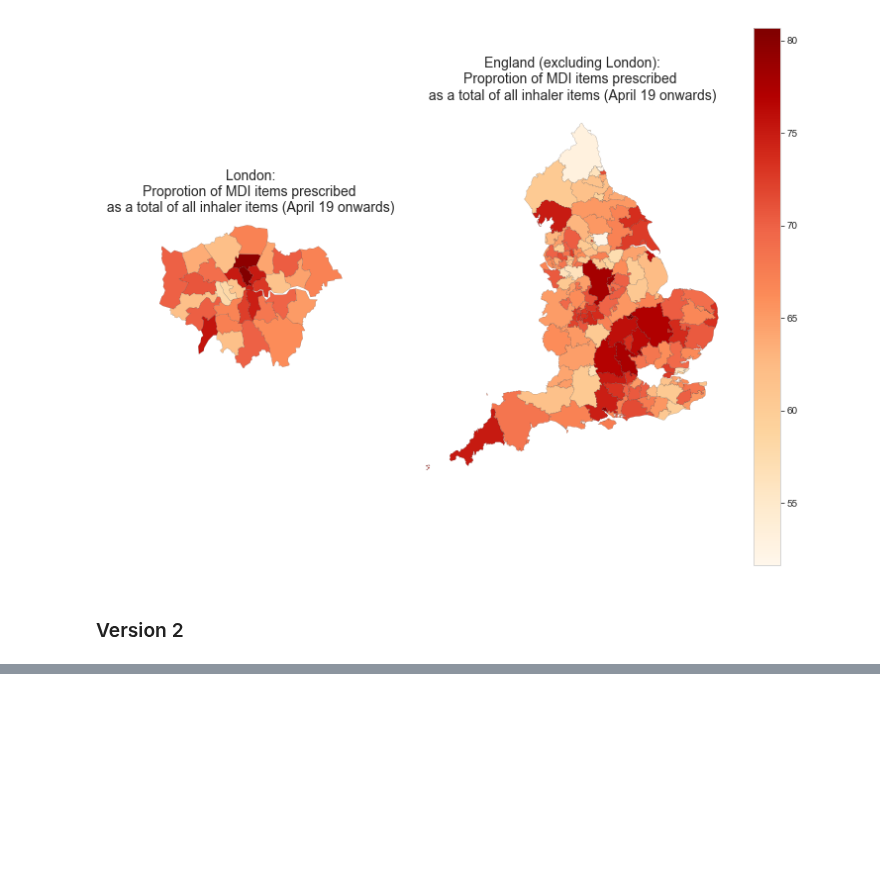
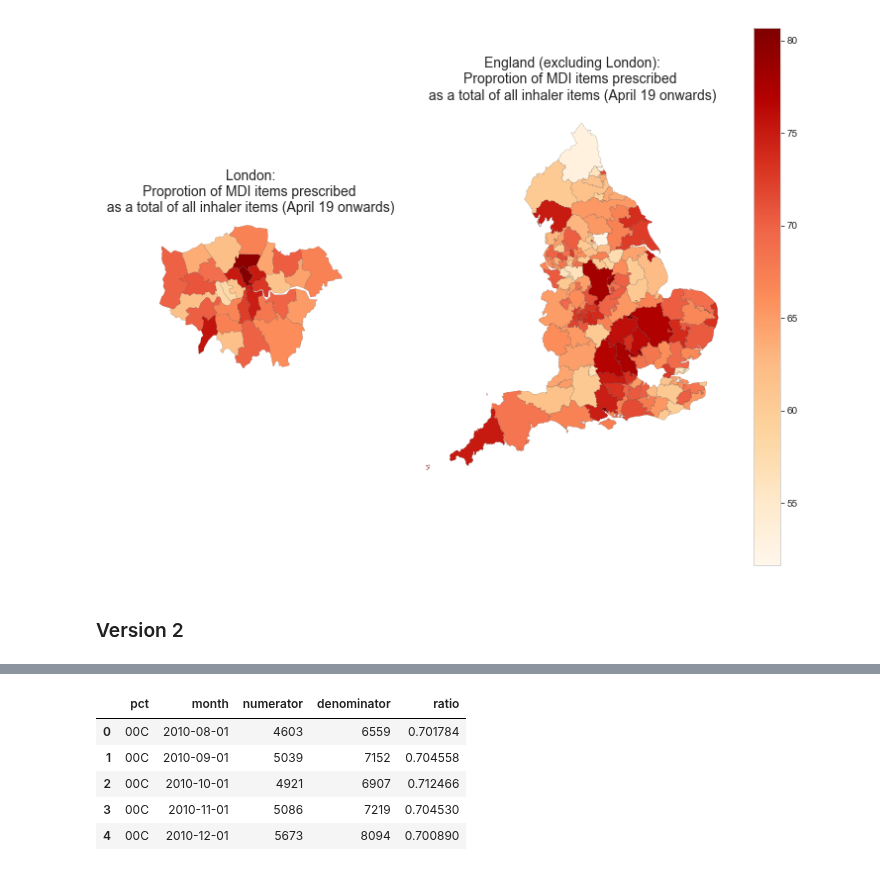
Before and after one commit to ebmdatalab/jupyter-notebooks, a Jupyter notebook: new_measures/Drafts/Enviromental Inhalers/Environmental Inhalers.ipynb, the cells around one changed output, grey strips where cells are left out. Saved outputs shown, nothing was run; the diff lists cells and outputs as text; code cells hidden in the pictures; blank space fills up the shorter version.

```diff
--- a/new_measures/Drafts/Enviromental Inhalers/Environmental Inhalers.ipynb
+++ b/new_measures/Drafts/Enviromental Inhalers/Environmental Inhalers.ipynb
@@ -368,0 +279,4 @@ by_pct_df3.head()
+# %%
+## Here we are implementing with a new view prepared by Peter which is better suited for deployment to the live site.
+def q(sql):
+    return pd.read_gbq(sql, dialect='standard', project_id='ebmdatalab')
@@ -369,2 +352,11 @@ by_pct_df3.head()
+# %%
+ccgs.head()
+# %% [output]
+|  | pct | month | numerator | denominator | ratio |
+| 0 | 00C | 2010-08-01 | 4603 | 6559 | 0.701784 |
+| 1 | 00C | 2010-09-01 | 5039 | 7152 | 0.704558 |
+| 2 | 00C | 2010-10-01 | 4921 | 6907 | 0.712466 |
+| 3 | 00C | 2010-11-01 | 5086 | 7219 | 0.704530 |
+| 4 | 00C | 2010-12-01 | 5673 | 8094 | 0.700890 |
 # %%
 f = plt.figure(figsize=(20,8))
```
Also changed, not shown: parts of 28 cells of this notebook, 1 other file.
